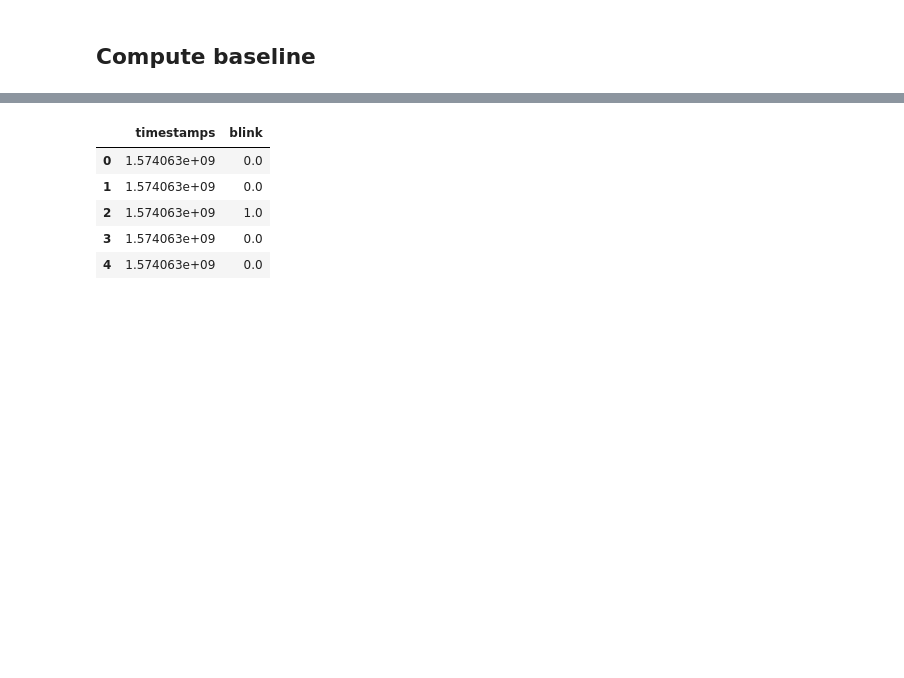
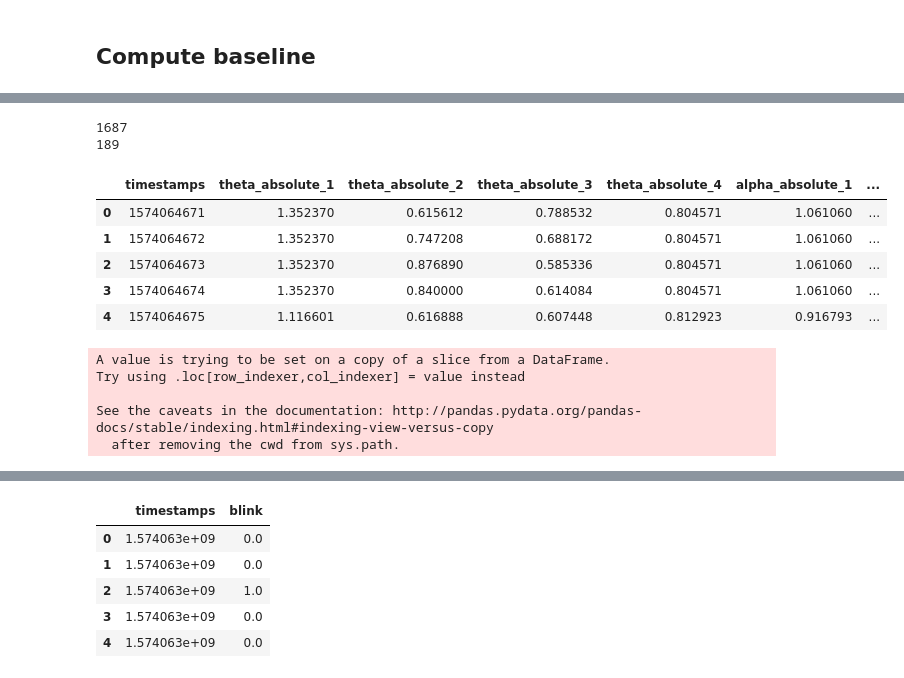
Before and after one commit to kathriwa/HASE19_Music_Project, a Jupyter notebook: eeg_analysis.ipynb, the cells around one changed output, grey strips where cells are left out. Cells and saved outputs as stored; diff of their text form; code cells hidden in the pictures; blank space fills up the shorter version.

Commit message:
Add normalization with baseline

```diff
--- a/eeg_analysis.ipynb
+++ b/eeg_analysis.ipynb
@@ -142,0 +142,29 @@ cols = ['timestamps', 'theta_absolute_1', 'theta_absolute_2', 'theta_absolute_3'
+# %%
+# get 10 sec averages
+cleaned_data['timestamps'] = cleaned_data['timestamps'].astype(int)
+grouped_df = cleaned_data.groupby(by='timestamps', as_index=False).aggregate('mean')
+print(len(cleaned_data))
+print(len(grouped_df))
+grouped_df.head()
+# %% [output]
+1687
+189
+|  | timestamps | theta_absolute_1 | theta_absolute_2 | theta_absolute_3 | theta_absolute_4 | alpha_absolute_1 | ... |
+| 0 | 1574064671 | 1.352370 | 0.615612 | 0.788532 | 0.804571 | 1.061060 | ... |
+| 1 | 1574064672 | 1.352370 | 0.747208 | 0.688172 | 0.804571 | 1.061060 | ... |
+| 2 | 1574064673 | 1.352370 | 0.876890 | 0.585336 | 0.804571 | 1.061060 | ... |
+| 3 | 1574064674 | 1.352370 | 0.840000 | 0.614084 | 0.804571 | 1.061060 | ... |
+| 4 | 1574064675 | 1.116601 | 0.616888 | 0.607448 | 0.812923 | 0.916793 | ... |
+# %%
+# get baselines
+baseline_df = load_and_clean_file(directory, base_file)
+baseline_df = filter_out_2nd_min(baseline_df)
+base_bps = compute_blink_per_sec(baseline_df)
+base_bps_avg = compute_blink_baseline(base_bps)
+eeg_base = compute_eeg_baselines(baseline_df)
+# %% [output]
+A value is trying to be set on a copy of a slice from a DataFrame.
+Try using .loc[row_indexer,col_indexer] = value instead
+
+See the caveats in the documentation: http://pandas.pydata.org/pandas-docs/stable/indexing.html#indexing-view-versus-copy
+  after removing the cwd from sys.path.
```
Also changed, not shown: parts of 15 cells of this notebook.
